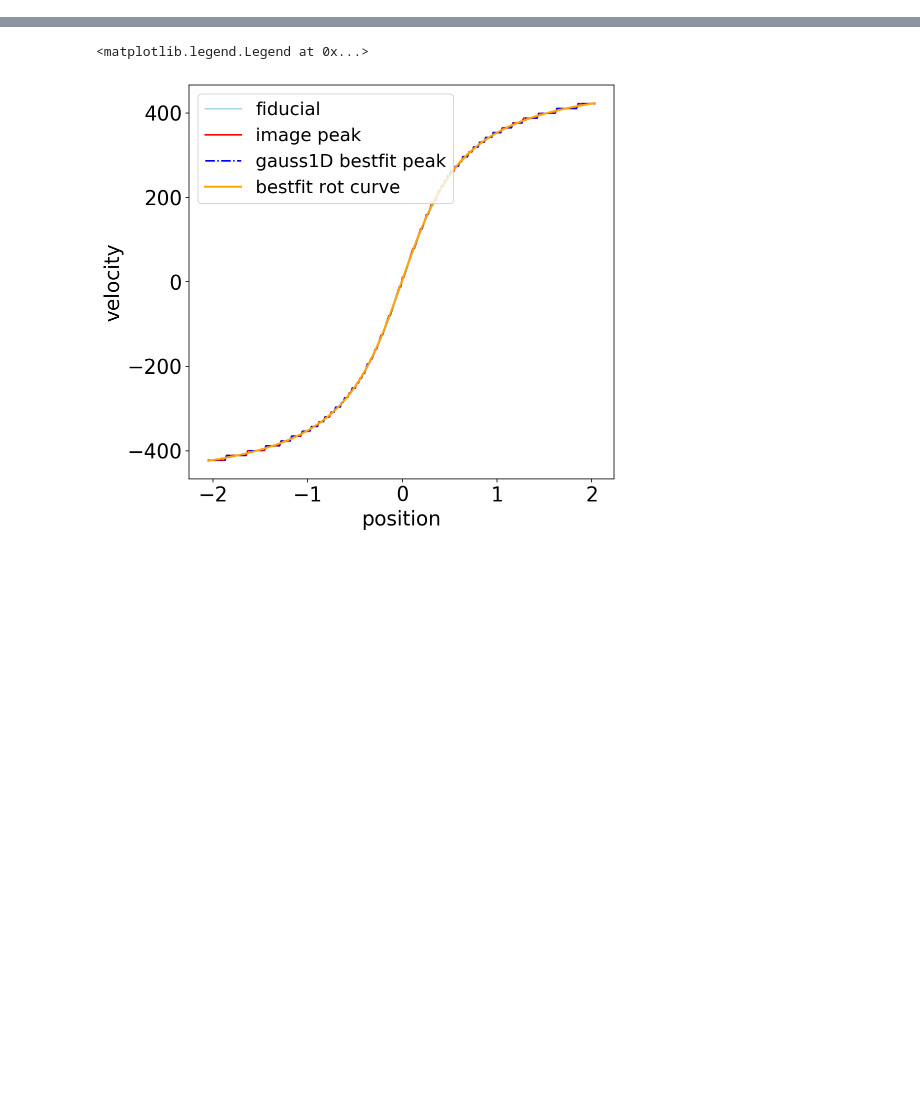
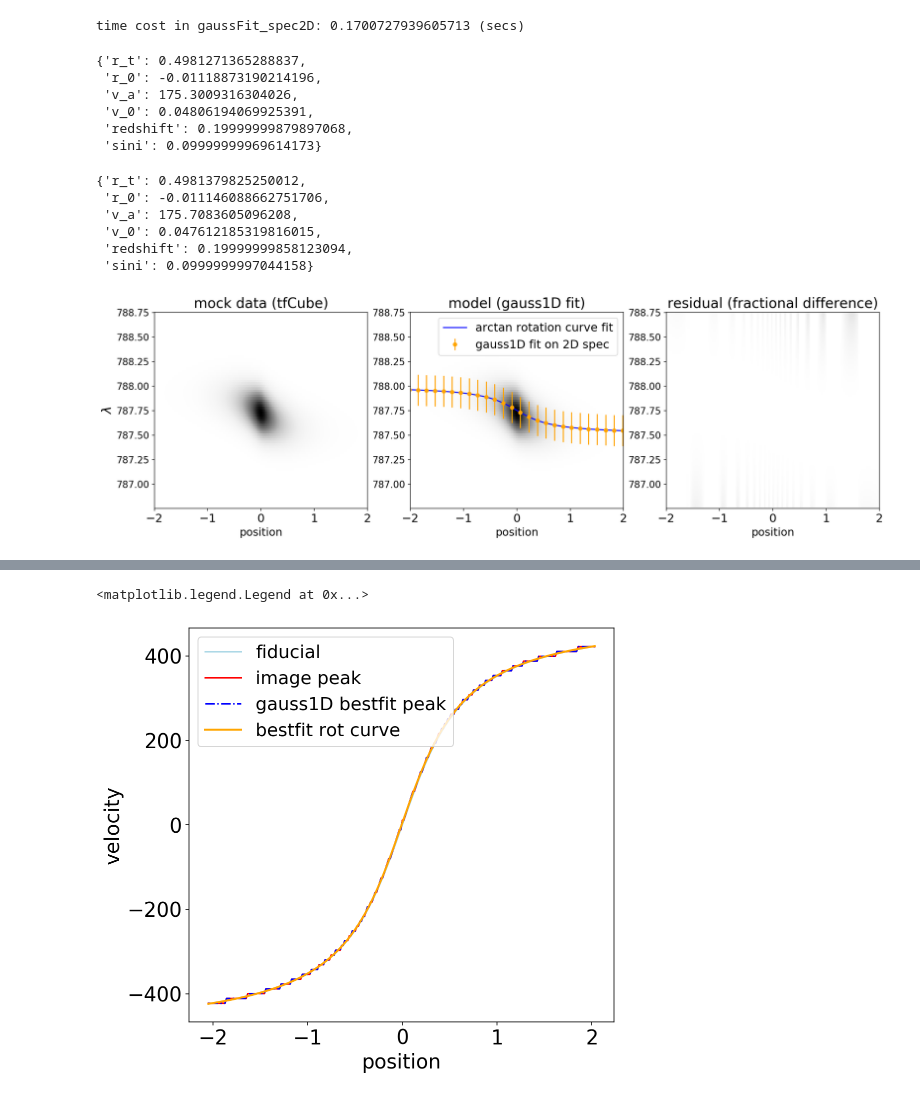
Before and after one commit to hungjinh/BinnedFit, a Jupyter notebook: notebook/GaussFit_spec2D demo.ipynb, the cells around one changed output, grey strips where cells are left out. Saved outputs shown, nothing was run; the diff lists cells and outputs as text; code cells hidden in the pictures; blank space fills up the shorter version.

```diff
--- a/notebook/GaussFit_spec2D demo.ipynb
+++ b/notebook/GaussFit_spec2D demo.ipynb
@@ -36,3 +61,81 @@ data = GaussFit.data
+# %%
+%run /Users/hhg/Research/kinematic_lensing/code/BinnedFit/RotationCurveFit.py
+%run /Users/hhg/Research/kinematic_lensing/code/BinnedFit/ChainTool.py
+
+RotFit = RotationCurveFit(data_info, active_par_key=['r_t', 'r_0', 'v_a', 'v_0'])
+# %% [output]
+time cost in gaussFit_spec2D: 0.1700727939605713 (secs)
+# %%
+params_rot = RotFit.optFit_rotation_curve(fitted_peakLambda=RotFit.gaussfit_peakLambda)
+params_rot
+# %% [output]
+{'r_t': 0.4981271365288837,
+ 'r_0': -0.01118873190214196,
+ 'v_a': 175.3009316304026,
+ 'v_0': 0.04806194069925391,
+ 'redshift': 0.19999999879897068,
+ 'sini': 0.09999999969614173}
+# %%
+params_rot = RotFit.optFit_rotation_curve(fitted_peakLambda=RotFit.gaussfit_peakLambda)
+params_rot
+# %% [output]
+{'r_t': 0.4981379825250012,
+ 'r_0': -0.011146088662751706,
+ 'v_a': 175.7083605096208,
+ 'v_0': 0.047612185319816015,
+ 'redshift': 0.19999999858123094,
+ 'sini': 0.0999999997044158}
 # %%
 lambda_min = np.min(GaussFit.grid_lambda)  ; lambda_MAX = np.max(GaussFit.grid_lambda)
 x_min = np.min(GaussFit.grid_pos)          ; x_MAX = np.max(GaussFit.grid_pos)
+# %%
+#%matplotlib
+%matplotlib inline
+
+ncol=3
+
+fig,ax = plt.subplots(1,ncol,figsize=(18,5))
+plt.rc('font',size=16)
+
+ax[0].imshow(data.T ,extent=[x_min, x_MAX, lambda_min, lambda_MAX ]       , aspect='auto',cmap='Greys',vmin=0)
+ax[1].imshow(model.T,extent=[x_min, x_MAX, lambda_min, lambda_MAX ]       , aspect='auto',cmap='Greys',vmin=0)
+ax[2].imshow((data.T-model.T)/data.T,extent=[x_min, x_MAX, lambda_min, lambda_MAX ], aspect='auto',cmap='Greys',vmin=0)
+
+#ax[1].plot(GaussFit.peak_info_exact['peak_loc'][::6]         ,np.flip(GaussFit.grid_pos)[::6],color='red', marker='o', markersize=5,ls='none',label='image peak (exact)')
+#ax[1].plot(GaussFit.fitted_rot_lambdaObs[2::6],np.flip(GaussFit.grid_pos)[2::6],color='orange', marker='d', markersize=5,ls='none',mfc='none',label='bestfit rot lambdaObs based on peakLambda')
+#ax[1].plot(fid_rot_lambda_peak[5::6],np.flip(GaussFit.grid_pos)[5::6],color='lightblue', marker='*', markersize=5,ls='none',label='fiducial')
+ax[1].errorbar(np.flip(GaussFit.grid_pos)[3::10], fitted_peakLambda[3::10], fitted_sigma[3::10] ,color='orange', marker='o', markersize=5,ls='none',label='gauss1D fit on 2D spec')
+ax[1].plot(np.flip(GaussFit.grid_pos)[5::6],RotFit.fitted_rot_lambdaObs[5::6],color='b',ls='-',label='arctan rotation curve fit')
+
+
+
+#ax[2].plot(peak_info['peak_loc'][::6],np.flip(GaussFit.grid_pos)[::6],color='red', marker='o', markersize=5,ls='none')
+#ax[2].plot(fitted_peakLoc[3::6]       ,np.flip(GaussFit.grid_pos)[3::6],color='blue', marker='^', markersize=5,ls='none')
+#ax[2].plot(GaussFit.approxFit_rot_lambda_peak[2::6],np.flip(GaussFit.grid_pos)[2::6],color='orange', marker='d', markersize=5,ls='none',mfc='none')
+#ax[2].plot(fid_rot_lambda_peak[5::6],np.flip(GaussFit.grid_pos)[5::6],color='lightblue', marker='*', markersize=5,ls='none')
+
+vcen = data_info['lambda_emit']*(1.+data_info['par_fid']['redshift'])
+
+for j in range(ncol):
+#    ax[j].axhline(y=0.0,color='white', linestyle='-',lw=1)
+#    ax[j].axhline(y=0.5,color='white', linestyle=':',lw=1)
+#    ax[j].axhline(y=-0.5,color='white', linestyle=':',lw=1)
+#    ax[j].axvline(x=vcen,color='white', linestyle='-',lw=1)
+
+    ax[j].set_ylim(vcen-1.0,vcen+1.0)
+    ax[j].set_xlim(-2,2)
+    ax[j].set_xlabel('position', fontsize=15)
+    ax[j].tick_params(axis='x', labelsize=16)
+    ax[j].tick_params(axis='y', labelsize=13)
+
+ax[0].set_ylabel(r'$\lambda$', fontsize=18)
+ax[0].set_title('mock data (tfCube)')
+ax[1].set_title('model (gauss1D fit)')
+ax[2].set_title('residual (fractional difference)')
+
+#ax[1].legend(loc=(2.3,0.75),prop={'size':16})
+ax[1].legend(loc="best",prop={'size':16})
+
+plt.show()
+# %% [output]
+[figure, added]
```
Also changed, not shown: parts of 11 cells of this notebook, 13 other files.
